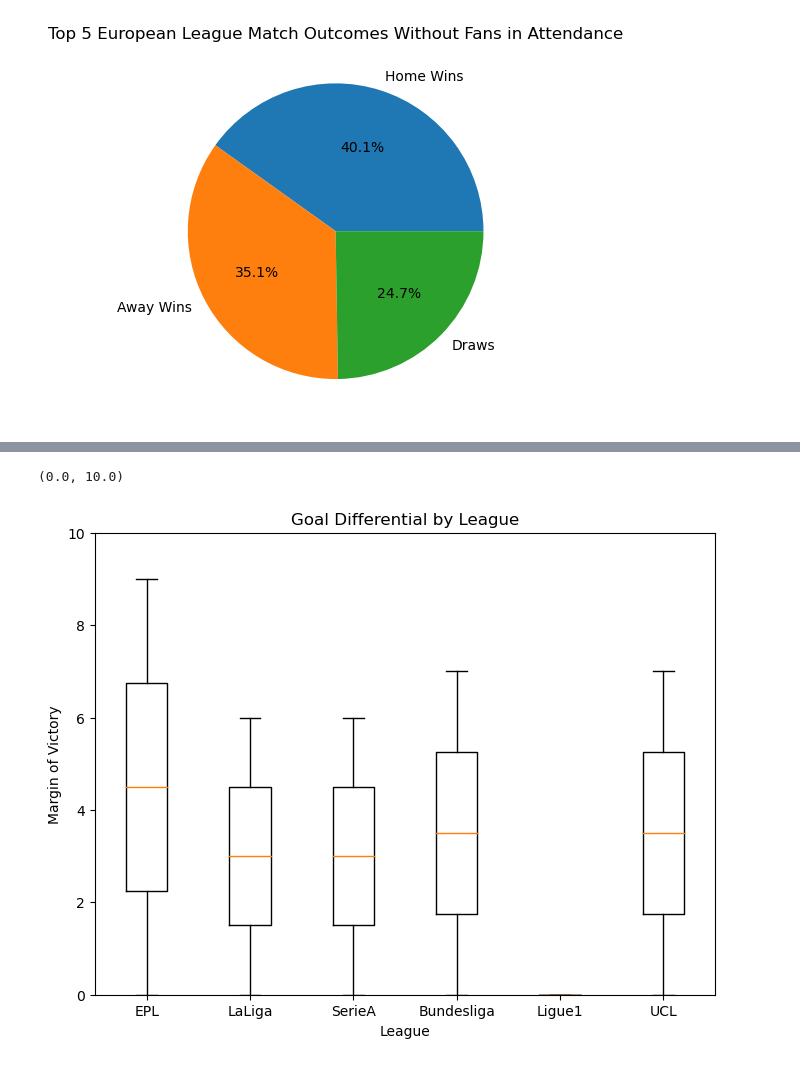
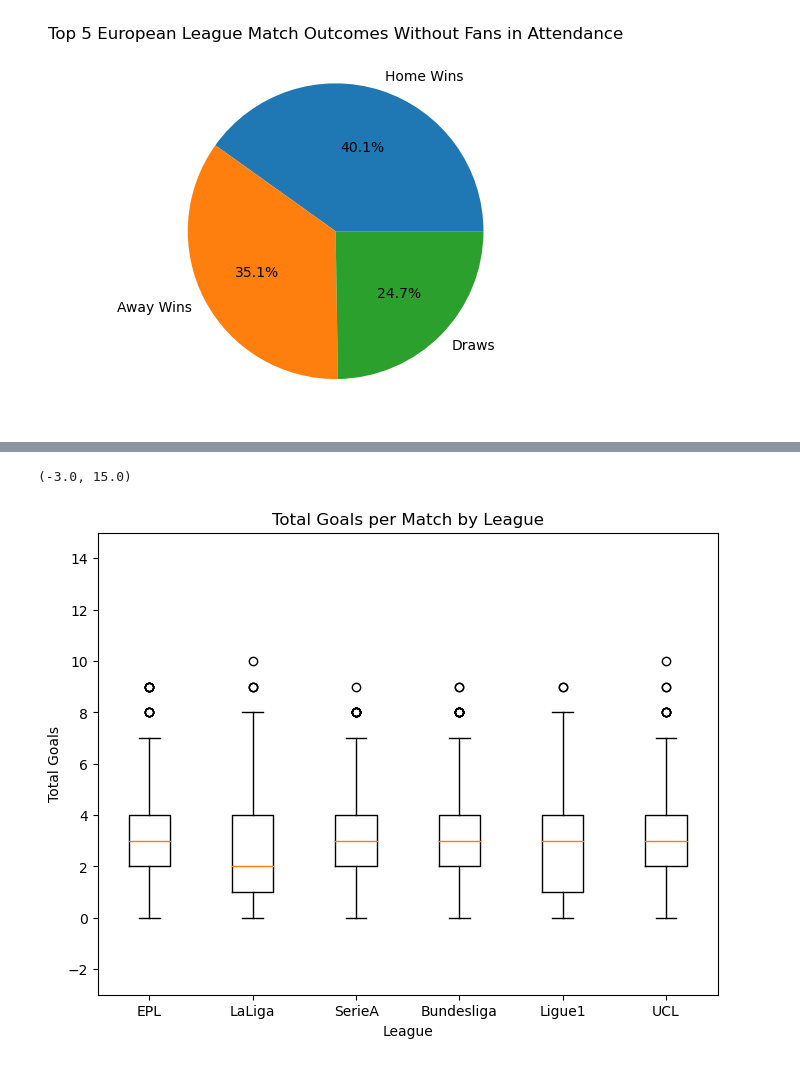
Before and after one commit to GurpreetChugh/Project-Football, a Jupyter notebook: Project_Football_Analysis.ipynb, the cells around one changed output, grey strips where cells are left out. Drawn from its saved outputs; the diff is of its cells as text; code cells hidden in the pictures.

```diff
--- a/Project_Football_Analysis.ipynb
+++ b/Project_Football_Analysis.ipynb
@@ -226,0 +255,3 @@ UEFA_sum_stats_df = pd.DataFrame(UEFA_sum_stats)
+# %%
+all_leagues_matches_cleaned_df['Total Goals'] = all_leagues_matches_cleaned_df['Home Score'].astype(float) + all_leagues_matches_cleaned_df['Away Score'].astype(float)
+all_leagues_matches_cleaned_df.info()
@@ -367,14 +393,20 @@ len(UEFA_outliers_group_stages)
 # %%
 # Generate a box plot showing goal differential in every match over the past 5 years
-data = [EPL_margins, LaLiga_margins, SerieA_margins, Bundes_margins, Ligue1_margins, UEFA_margins]
+data = [all_leagues_matches_cleaned_df[all_leagues_matches_cleaned_df['League'] == 'EPL']['Total Goals'],
+        all_leagues_matches_cleaned_df[all_leagues_matches_cleaned_df['League'] == 'La Liga']['Total Goals'],
+        all_leagues_matches_cleaned_df[all_leagues_matches_cleaned_df['League'] == 'Serie A']['Total Goals'],
+        all_leagues_matches_cleaned_df[all_leagues_matches_cleaned_df['League'] == 'Bundesliga']['Total Goals'],
+        all_leagues_matches_cleaned_df[all_leagues_matches_cleaned_df['League'] == 'Ligue1']['Total Goals'],
+        all_leagues_matches_cleaned_df[all_leagues_matches_cleaned_df['League'] == 'UEFA']['Total Goals']]
+
 league= ['EPL', 'LaLiga','SerieA','Bundesliga', 'Ligue1', 'UCL']
 
 fig1, ax1 = plt.subplots(figsize=(8, 6))
-ax1.set_title('Goal Differential by League')
-ax1.set_ylabel('Margin of Victory')
+ax1.set_title('Total Goals per Match by League')
+ax1.set_ylabel('Total Goals')
 ax1.set_xlabel('League')
 ax1.boxplot(data, labels=league, widths = 0.4,vert=True)
-plt.ylim(0, 10)
+plt.ylim(-3, 15)
 # %% [output]
-(0.0, 10.0)
+(-3.0, 15.0)
-[figure, old version]
+[figure, new version]
```
Also changed, not shown: parts of 47 cells of this notebook.
